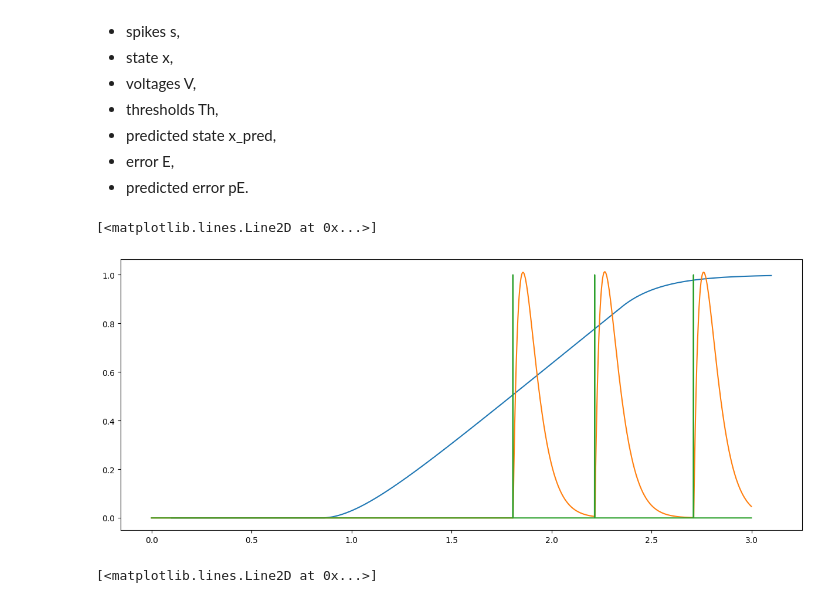
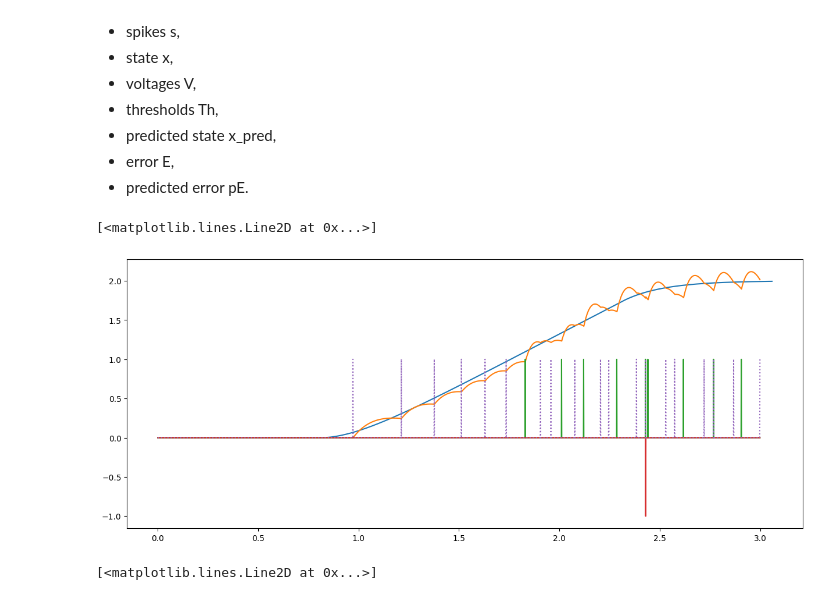
Before and after one commit to PaoloUmberto/2026---Obj4---MU-recruitment-model, a Jupyter notebook: first_MUs_control_force.ipynb, the cells around one changed output. Saved outputs shown, nothing was run; the diff lists cells and outputs as text; code cells hidden in the pictures.

```diff
--- a/first_MUs_control_force.ipynb
+++ b/first_MUs_control_force.ipynb
@@ -27,8 +27,8 @@ We initialize all the elements we need to run the simulations.
 3. **B** matrix. In this case, we have to scale **B** according to the neurons *N* and the units *M*. We initialize it with random values and then we normalize those values by columns, so that each neuron has a comparable effect onto the system. No connection is present between our neurons and the muscle itself, so the first columns will be zeros.
 4. **C** matrix. Cost martrix for state deviations. Also scaled based on *M*
 # %%
-MU_params = [ [0.050,1,1], [0.050,1,-1]] # define all MUs via [T (contraction time), P (peak amplitude), S (sign of contraction)]
-# MU_params = [[0.050,1,1], [0.050,1,-1], [0.100, 0.5, 1], [0.100, 0.5, -1]]
+MU_params = [ [0.100, 0.5, 1], [0.100, 0.5, -1], [0.200, 0.25, 1], [0.200, 0.25, -1]] # define all MUs via [T (contraction time), P (peak amplitude), S (sign of contraction)]
+# MU_params = [[0.050,1,1], [0.050,1,-1], [0.100, 0.5, 1], [0.100, 0.5, -1], [0.200, 0.25, 1], [0.200, 0.25, -1]]
 
 L = 1 # dims of the target
 M = len(MU_params) + 1
@@ -162,7 +164,7 @@ T = 3
 dt = 1e-3
 times = np.arange(0, T, dt)
 nT = len(times)
-t_fut = 0.1
+t_fut = 0.06
 
 # Target parameters
 leak_z = 5
@@ -170,7 +172,7 @@ z = np.zeros((1, nT))
 z_base = np.zeros((1, nT))  # same shape as z, only odd rows matter
 
 # Set ramping target force
-z_max = 1
+z_max = 2
 z_base[0, int(nT/4):int(3*nT/4)] = np.linspace(0, z_max, int(3*nT/4) - int(nT/4))
 z_base[0, int(3*nT/4):] = z_max
 
@@ -179,8 +181,8 @@ x = np.zeros((2*M, nT))
 x0 = np.zeros((2*M))
 
 #Threshold/firing parameters
-lam = 1  #0.25
-a = 0.3 * amp_array
+lam = 1/0.25  #0.25
+a = 0.05 * amp_array
 mu = 0.0
 ref_period_lenght = 0
 delay = True
@@ -209,15 +211,15 @@ z, s, x, V, Th, x_pred, E, pE = lib_sim.simulate_coupled_spiking_control(nT, dt,
 # %%
 # Comparison of speed target and actual speed
 plt.figure(figsize=(15, 6))
 plt.plot(times + t_fut, z[0, :], label='Muscle velocity target')
 plt.plot(times, (S @ x)[0, :], label='State')
 plt.plot(times, s[0,:], label='Spikes')
-#plt.plot(times, -s[1,:], label='Spikes')
-#plt.plot(times, s[2,:], label='Spikes', ls='dotted')
+plt.plot(times, -s[1,:], label='Spikes')
+plt.plot(times, s[2,:], label='Spikes', ls='dotted')
 #plt.plot(times, -s[3,:], label='Spikes', ls='dashed')
 # %% [output]
 [<matplotlib.lines.Line2D at 0x...>]
-[figure, old version]
+[figure, new version]
 # %%
 import scipy.linalg as la
 
```
Also changed, not shown: parts of 2 cells of this notebook.
